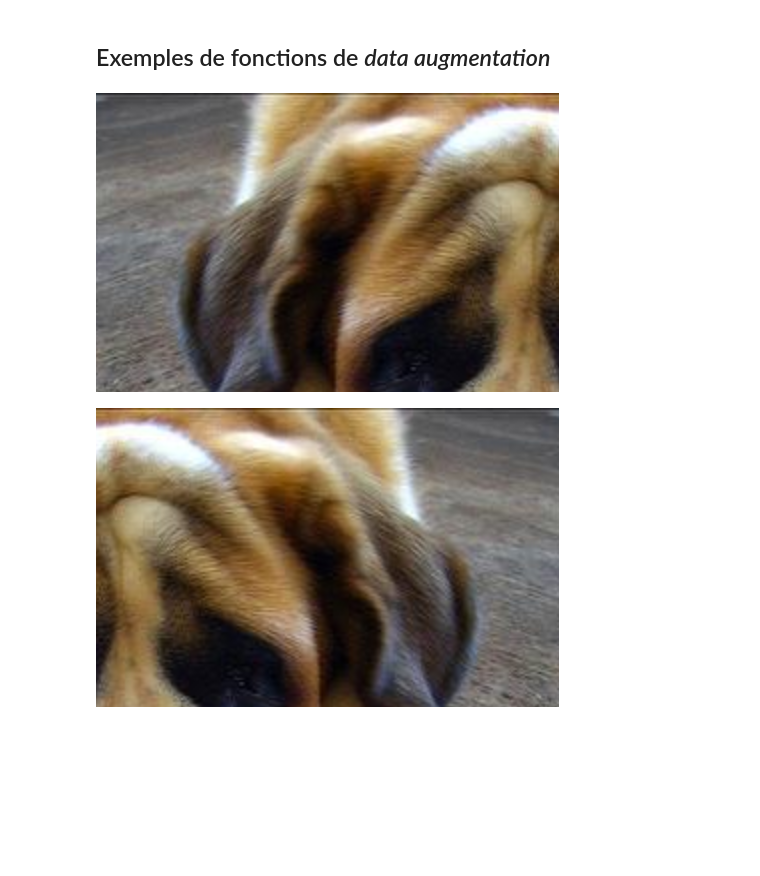
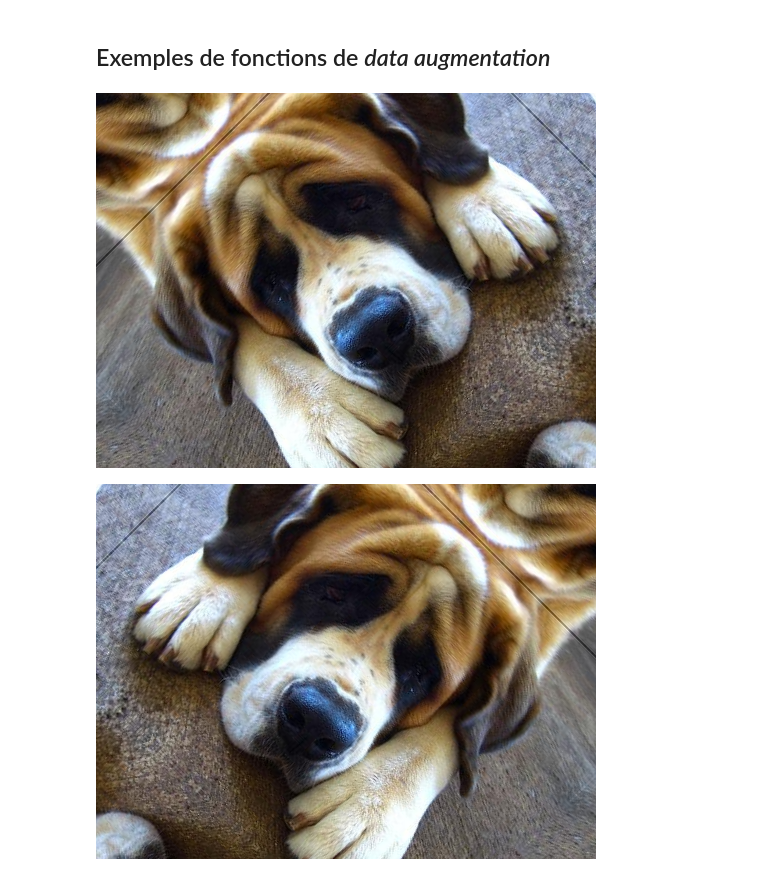
Before and after one commit to kirisakow/oc-dogs-cv-dl, a Jupyter notebook: ISAKOV_Kiril_1_notebook_prétraitement_032026.ipynb, the cells around one changed output. Cells and saved outputs as stored; diff of their text form; code cells hidden in the pictures; blank space fills up the shorter version.

```diff
--- a/ISAKOV_Kiril_1_notebook_prétraitement_032026.ipynb
+++ b/ISAKOV_Kiril_1_notebook_prétraitement_032026.ipynb
@@ -40,5 +41,5 @@ import scipy.io
 # %% [markdown]
 ## Exemples de fonctions de *image preprocessing*
 # %%
-img_file_paths = tuple(Path('images/').glob('*/*.jpg'))
-annot_file_paths = tuple(Path('annotations/').glob('*/*'))
+img_file_paths = sorted(Path('images/').glob('*/*.jpg'), key=lambda p: p.name)
+annot_file_paths = sorted(Path('annotations/').glob('*/*'), key=lambda p: p.name)
@@ -59,2 +63,4 @@ PosixPath('annotations/n02109525-Saint_Bernard/n02109525_17140')
+# %%
+random_doggo_index = 16501
 # %%
 display(
@@ -67,5 +73,5 @@ display(
 # %%
-img = Image.open(img_file_paths[0])
+img = Image.open(img_file_paths[random_doggo_index])
 img
 # %% [output]
 [figure]
@@ -84,19 +90,13 @@ normalize_image(img, mean=0.0, std=1.0)
 # %% [markdown]
 ## Exemples de fonctions de *data augmentation*
 # %%
-crop_image(
-    resize_image(img, scaling_factor=(2, 2)),
-    *get_boundingbox(annot_file_paths[0]),
-)
+rotate_image(img, 45)
 # %% [output]
-[figure, old version]
+[figure, new version]
 # %%
 mirror_image(
-    crop_image(
-        resize_image(img, scaling_factor=(2, 2)),
-        *get_boundingbox(annot_file_paths[0]),
-    ),
-    horizontal=True,
+    rotate_image(img, 45),
+    horizontal=True
 )
 # %% [output]
-[figure, old version]
+[figure, new version]
```
Also changed, not shown: parts of 4 cells of this notebook, 1 other file.
